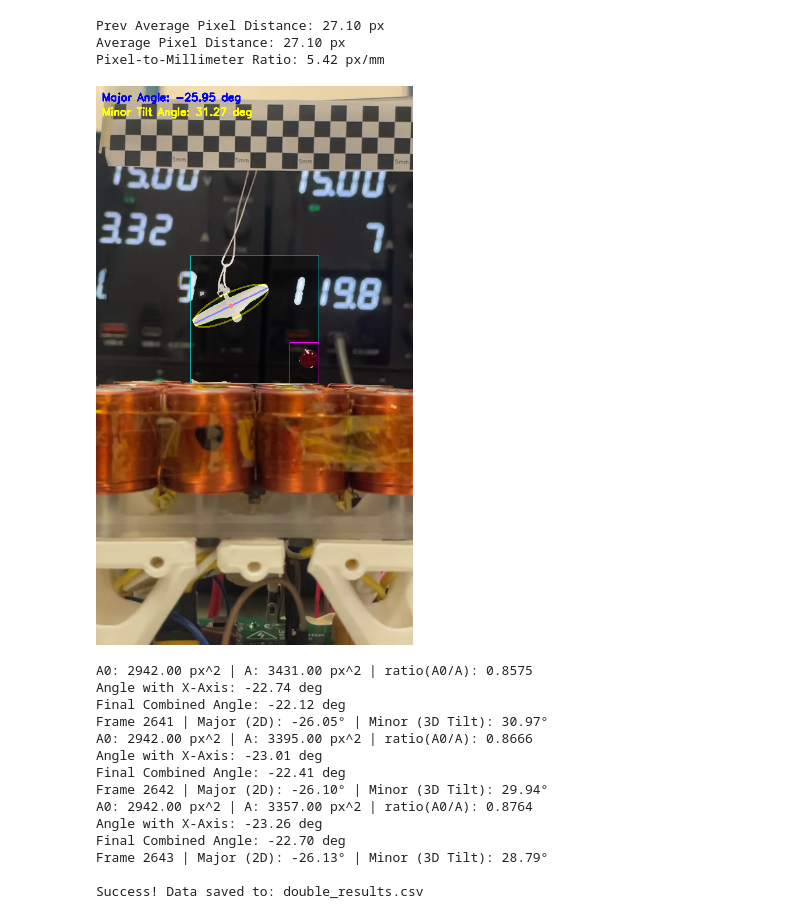
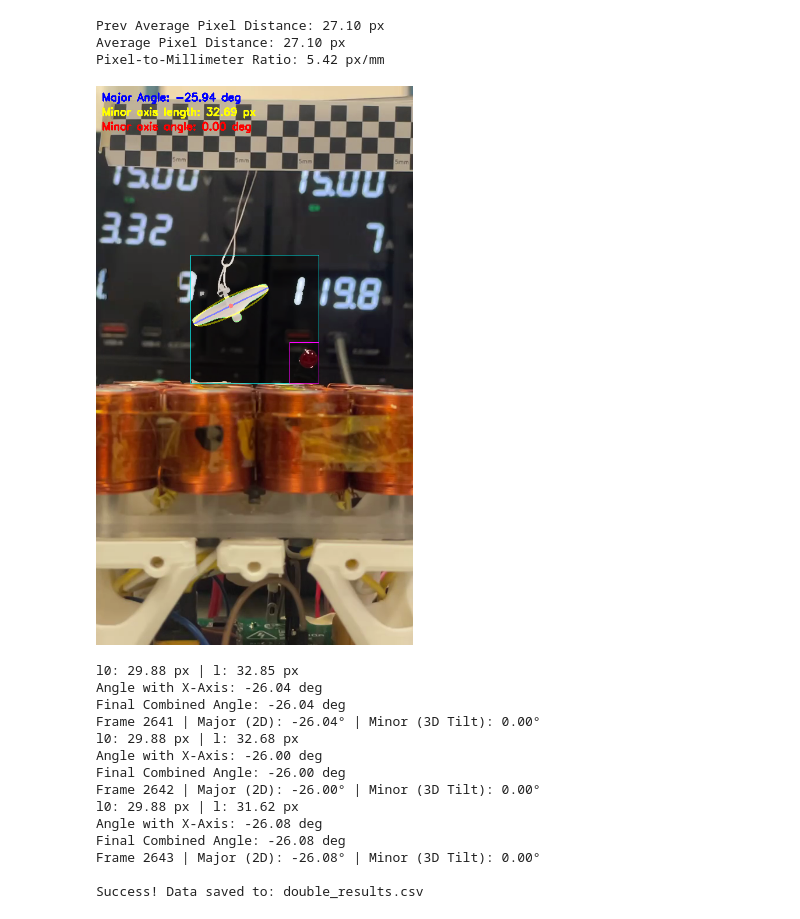
Before and after one commit to YingK8/FlyingRobotsLinLiweiLab, a Jupyter notebook: writeup/double.ipynb, the cells around one changed output. Saved outputs shown, nothing was run; the diff lists cells and outputs as text; code cells hidden in the pictures.

```diff
--- a/writeup/double.ipynb
+++ b/writeup/double.ipynb
@@ -186,7 +186,7 @@ while True:
     prev_brightness = current_brightness
 
     # 3. Disconnect thin strings/sticks using Morphological Opening
-    kernel = cv2.getStructuringElement(cv2.MORPH_ELLIPSE, (12,12))
+    kernel = cv2.getStructuringElement(cv2.MORPH_ELLIPSE, (13,13))
     clean_mask = cv2.morphologyEx(binary, cv2.MORPH_OPEN, kernel)
 
     # 4. Find contours and strictly keep only the largest one
@@ -234,7 +234,8 @@ while True:
                 proj_minor = np.dot(centered, eigenvectors[1])
 
                 major_len = float(proj_major.max() - proj_major.min())
-                minor_len = float(proj_minor.max() - proj_minor.min())
+                # minor_len = float(proj_minor.max() - proj_minor.min())
+                minor_len = math.fabs(2 * float(proj_minor.min()))
 
                 # Initialize l0 from the first valid PCA minor-axis length
                 if l0 is None and minor_len > 0:
@@ -244,9 +245,9 @@ while True:
                 ratio_minor = min(max(minor_len / l0, 0.0), 1.0) if l0 and l0 > 0 else 1.0
                 angle_rad_minor = math.acos(ratio_minor)
                 angle_deg_minor = math.degrees(angle_rad_minor)
-                print(f"l0: {l0:.2f} px | l: {minor_len:.2f} px | ratio(l/l0): {ratio_minor:.4f}")
+                print(f"l0: {l0:.2f} px | l: {minor_len:.2f} px")
 
-# Normalize angles for readable output
+                # Normalize angles for readable output
                 if angle_deg_major > 90: angle_deg_major -= 180
                 elif angle_deg_major < -90: angle_deg_major += 180
 
@@ -278,9 +279,9 @@ while True:
                     "detected": True, "line_point_x": round(cx_full, 2), "line_point_y": round(cy_full, 2),
                     "line_dir_x": round(float(vx), 4), "line_dir_y": round(float(vy), 4),
                     "line_angle_deg_major": round(angle_deg_major, 2),
-                    "line_angle_deg_minor": round(angle_deg_minor, 2),
+                    # "line_angle_deg_minor": round(angle_deg_minor, 2),
                     # "true_axis_angle_deg": round(true_axis_angle, 2),
-                    "true_floor_angle_deg": round(final_combined_angle, 2),
+                    # "true_floor_angle_deg": round(final_combined_angle, 2),
                     "final_combined_angle_deg": round(final_combined_angle, 2),
                     "longest_width_px": round(major_len, 2)
                 })
@@ -308,54 +309,56 @@ while True:
                 # Display BOTH angles on the video frame
                 cv2.putText(overlay, f"Major Angle: {angle_deg_major:.2f} deg", (10, 25),
                             cv2.FONT_HERSHEY_SIMPLEX, 0.6, (255, 0, 0), 2)
-                cv2.putText(overlay, f"Minor Tilt Angle: {angle_deg_minor:.2f} deg", (10, 50),
+                cv2.putText(overlay, f"Minor axis length: {minor_len:.2f} px", (10, 50),
                             cv2.FONT_HERSHEY_SIMPLEX, 0.6, (0, 255, 255), 2)
+                cv2.putText(overlay, f"Minor axis angle: {angle_deg_minor:.2f} deg", (10, 75),
+                            cv2.FONT_HERSHEY_SIMPLEX, 0.6, (0, 0, 255), 2)
 
     # Overlay the binary mask onto the full frame
     main_mask_bgr = cv2.cvtColor(binary, cv2.COLOR_GRAY2BGR)
     if (y2 > y1) and (x2 > x1) and overlay[y1:y2, x1:x2].shape[:2] == main_mask_bgr.shape[:2]:
         overlay[y1:y2, x1:x2] = cv2.addWeighted(overlay[y1:y2, x1:x2], 0.5, main_mask_bgr, 0.5, 0)
 
     # Draw crop rectangle on full frame
     cv2.rectangle(overlay, (x1, y1), (x2, y2), (255, 255, 0), 1)
 
     # Draw ROI rectangle on full frame
     roi_x1 = x1 + max(w - roi_size, 0)
     roi_y1 = y1 + max(h - roi_size - 20, 0)
     roi_x2 = x1 + w
     roi_y2 = y1 + h
     cv2.rectangle(overlay, (roi_x1, roi_y1), (roi_x2, roi_y2), (255, 0, 255), 1)
 
     data_log.append(frame_data)
 
     if frame_count % 100 == 0:
         print(f"Processed {frame_count} frames...")
 
     # Visualization refresh
     if frame_count % display_every_n_frames == 0:
         img = PIL.Image.fromarray(cv2.cvtColor(overlay, cv2.COLOR_BGR2RGB))
         clear_output(wait=True)
         display(img)
 
 # Clean up and save results
 cap.release()
 df = pd.DataFrame(data_log)
 df.to_csv(output_csv_path, index=False)
 print(f"\nSuccess! Data saved to: {output_csv_path}")
 # %% [output]
-[figure, old version]
+[figure, new version]
-A0: 2942.00 px^2 | A: 3431.00 px^2 | ratio(A0/A): 0.8575
-Angle with X-Axis: -22.74 deg
-Final Combined Angle: -22.12 deg
-Frame 2641 | Major (2D): -26.05° | Minor (3D Tilt): 30.97°
-A0: 2942.00 px^2 | A: 3395.00 px^2 | ratio(A0/A): 0.8666
-Angle with X-Axis: -23.01 deg
-Final Combined Angle: -22.41 deg
-Frame 2642 | Major (2D): -26.10° | Minor (3D Tilt): 29.94°
-A0: 2942.00 px^2 | A: 3357.00 px^2 | ratio(A0/A): 0.8764
-Angle with X-Axis: -23.26 deg
-Final Combined Angle: -22.70 deg
-Frame 2643 | Major (2D): -26.13° | Minor (3D Tilt): 28.79°
+l0: 29.88 px | l: 32.85 px
+Angle with X-Axis: -26.04 deg
+Final Combined Angle: -26.04 deg
+Frame 2641 | Major (2D): -26.04° | Minor (3D Tilt): 0.00°
+l0: 29.88 px | l: 32.68 px
+Angle with X-Axis: -26.00 deg
+Final Combined Angle: -26.00 deg
+Frame 2642 | Major (2D): -26.00° | Minor (3D Tilt): 0.00°
+l0: 29.88 px | l: 31.62 px
+Angle with X-Axis: -26.08 deg
+Final Combined Angle: -26.08 deg
+Frame 2643 | Major (2D): -26.08° | Minor (3D Tilt): 0.00°
 
 Success! Data saved to: double_results.csv
 # %%
```
Also changed, not shown: parts of 1 cell of this notebook, 1 other file.
